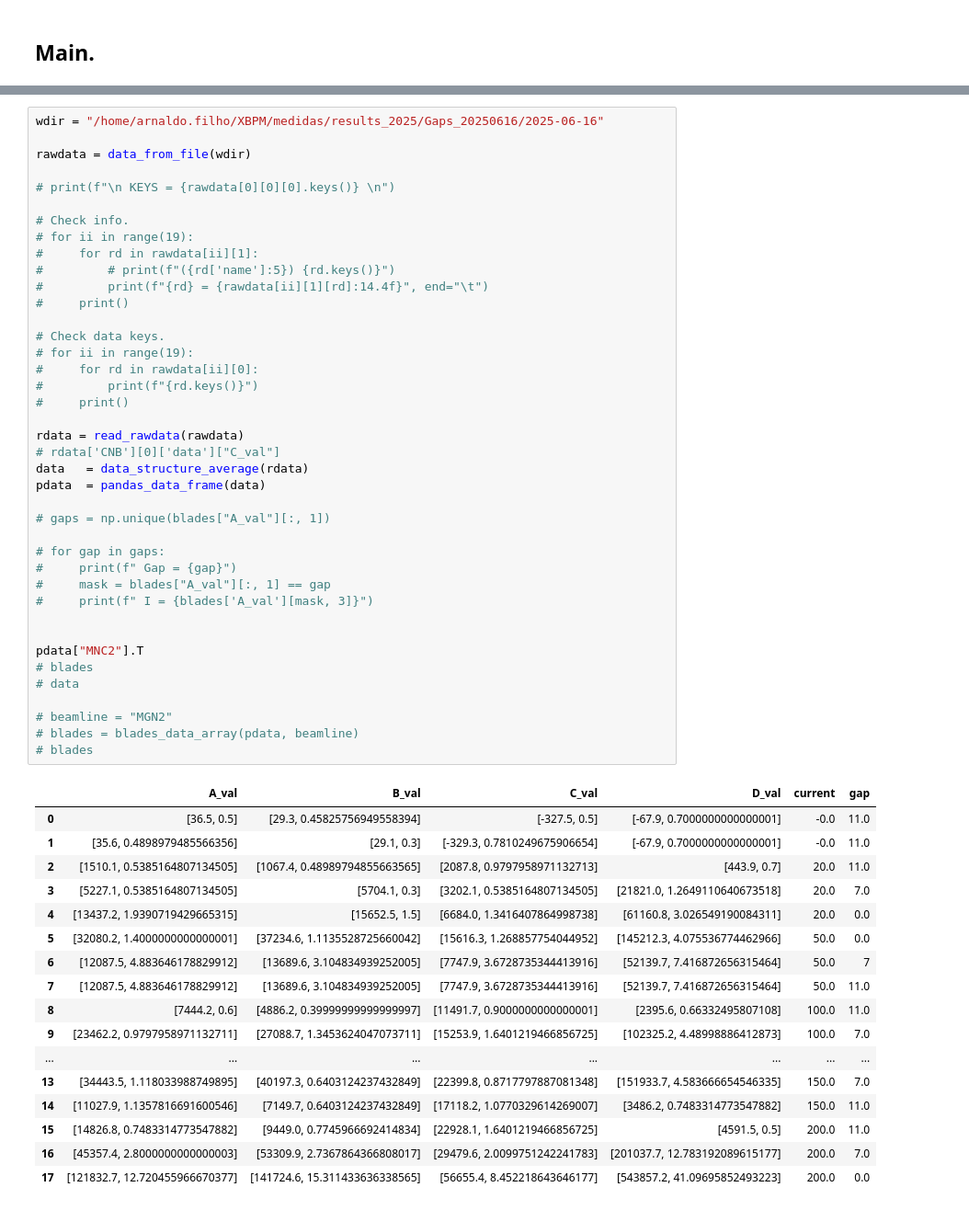
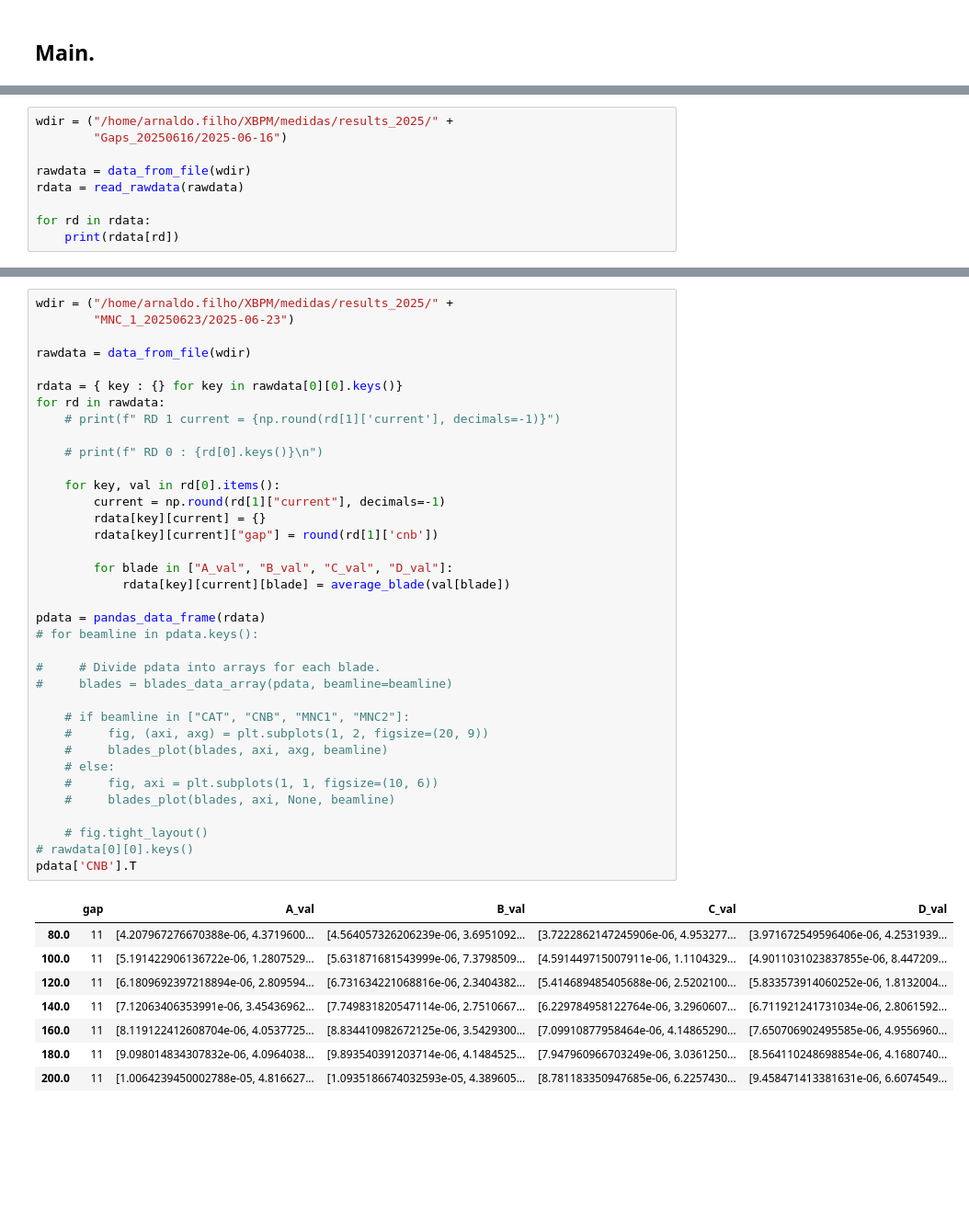
Before and after one commit to lnls-ids/xbpm_gap_current, a Jupyter notebook: xbpm_plot_igap.ipynb, the cells around one changed output, grey strips where cells are left out. Shown at 92% size. Saved outputs shown, nothing was run; the diff lists cells and outputs as text; blank space fills up the shorter version.

Commit message:
xbpm_plot_igap.ipynb: started inclusion of cells to process other data structures.

```diff
--- a/xbpm_plot_igap.ipynb
+++ b/xbpm_plot_igap.ipynb
@@ -279,0 +288,9 @@ if __name__ == "__main__":
+# %%
+wdir = ("/home/arnaldo.filho/XBPM/medidas/results_2025/" +
+        "Gaps_20250616/2025-06-16")
+
+rawdata = data_from_file(wdir)
+rdata = read_rawdata(rawdata)
+
+for rd in rdata:
+    print(rdata[rd])
@@ -280,58 +304,45 @@ if __name__ == "__main__":
 # %%
-wdir = "/home/arnaldo.filho/XBPM/medidas/results_2025/Gaps_20250616/2025-06-16"
+wdir = ("/home/arnaldo.filho/XBPM/medidas/results_2025/" +
+        "MNC_1_20250623/2025-06-23")
 
 rawdata = data_from_file(wdir)
 
-# print(f"\n KEYS = {rawdata[0][0][0].keys()} \n")
+rdata = { key : {} for key in rawdata[0][0].keys()}
+for rd in rawdata:
+    # print(f" RD 1 current = {np.round(rd[1]['current'], decimals=-1)}")
 
-# Check info.
-# for ii in range(19):
-#     for rd in rawdata[ii][1]:
-#         # print(f"({rd['name']:5}) {rd.keys()}")
-#         print(f"{rd} = {rawdata[ii][1][rd]:14.4f}", end="\t")
-#     print()
+    # print(f" RD 0 : {rd[0].keys()}\n")
 
-# Check data keys.
-# for ii in range(19):
-#     for rd in rawdata[ii][0]:
-#         print(f"{rd.keys()}")
-#     print()
+    for key, val in rd[0].items():
+        current = np.round(rd[1]["current"], decimals=-1)
+        rdata[key][current] = {}
+        rdata[key][current]["gap"] = round(rd[1]['cnb'])
 
-rdata = read_rawdata(rawdata)
-# rdata['CNB'][0]['data']["C_val"]
-data   = data_structure_average(rdata)
-pdata  = pandas_data_frame(data)
+        for blade in ["A_val", "B_val", "C_val", "D_val"]:
+            rdata[key][current][blade] = average_blade(val[blade])
 
-# gaps = np.unique(blades["A_val"][:, 1])
+pdata = pandas_data_frame(rdata)
+# for beamline in pdata.keys():
 
-# for gap in gaps:
-#     print(f" Gap = {gap}")
-#     mask = blades["A_val"][:, 1] == gap
-#     print(f" I = {blades['A_val'][mask, 3]}")
+#     # Divide pdata into arrays for each blade.
+#     blades = blades_data_array(pdata, beamline=beamline)
 
+    # if beamline in ["CAT", "CNB", "MNC1", "MNC2"]:
+    #     fig, (axi, axg) = plt.subplots(1, 2, figsize=(20, 9))
+    #     blades_plot(blades, axi, axg, beamline)
+    # else:
+    #     fig, axi = plt.subplots(1, 1, figsize=(10, 6))
+    #     blades_plot(blades, axi, None, beamline)
 
-pdata["MNC2"].T
-# blades
-# data
-
-# beamline = "MGN2"
-# blades = blades_data_array(pdata, beamline)
-# blades
+    # fig.tight_layout()
+# rawdata[0][0].keys()
+pdata['CNB'].T
 # %% [output]
-|  | A_val | B_val | C_val | D_val | current | gap |
-| 0 | [36.5, 0.5] | [29.3, 0.45825756949558394] | [-327.5, 0.5] | [-67.9, 0.7000000000000001] | -0.0 | 11.0 |
-| 1 | [35.6, 0.4898979485566356] | [29.1, 0.3] | [-329.3, 0.7810249675906654] | [-67.9, 0.7000000000000001] | -0.0 | 11.0 |
-| 2 | [1510.1, 0.5385164807134505] | [1067.4, 0.48989794855663565] | [2087.8, 0.9797958971132713] | [443.9, 0.7] | 20.0 | 11.0 |
-| 3 | [5227.1, 0.5385164807134505] | [5704.1, 0.3] | [3202.1, 0.5385164807134505] | [21821.0, 1.2649110640673518] | 20.0 | 7.0 |
-| 4 | [13437.2, 1.9390719429665315] | [15652.5, 1.5] | [6684.0, 1.3416407864998738] | [61160.8, 3.026549190084311] | 20.0 | 0.0 |
-| 5 | [32080.2, 1.4000000000000001] | [37234.6, 1.1135528725660042] | [15616.3, 1.268857754044952] | [145212.3, 4.075536774462966] | 50.0 | 0.0 |
-| 6 | [12087.5, 4.883646178829912] | [13689.6, 3.104834939252005] | [7747.9, 3.6728735344413916] | [52139.7, 7.416872656315464] | 50.0 | 7 |
-| 7 | [12087.5, 4.883646178829912] | [13689.6, 3.104834939252005] | [7747.9, 3.6728735344413916] | [52139.7, 7.416872656315464] | 50.0 | 11.0 |
-| 8 | [7444.2, 0.6] | [4886.2, 0.39999999999999997] | [11491.7, 0.9000000000000001] | [2395.6, 0.66332495807108] | 100.0 | 11.0 |
-| 9 | [23462.2, 0.9797958971132711] | [27088.7, 1.3453624047073711] | [15253.9, 1.6401219466856725] | [102325.2, 4.48998886412873] | 100.0 | 7.0 |
-| ... | ... | ... | ... | ... | ... | ... |
-| 13 | [34443.5, 1.118033988749895] | [40197.3, 0.6403124237432849] | [22399.8, 0.8717797887081348] | [151933.7, 4.583666654546335] | 150.0 | 7.0 |
-| 14 | [11027.9, 1.1357816691600546] | [7149.7, 0.6403124237432849] | [17118.2, 1.0770329614269007] | [3486.2, 0.7483314773547882] | 150.0 | 11.0 |
-| 15 | [14826.8, 0.7483314773547882] | [9449.0, 0.7745966692414834] | [22928.1, 1.6401219466856725] | [4591.5, 0.5] | 200.0 | 11.0 |
-| 16 | [45357.4, 2.8000000000000003] | [53309.9, 2.7367864366808017] | [29479.6, 2.0099751242241783] | [201037.7, 12.783192089615177] | 200.0 | 7.0 |
-| 17 | [121832.7, 12.720455966670377] | [141724.6, 15.311433636338565] | [56655.4, 8.452218643646177] | [543857.2, 41.09695852493223] | 200.0 | 0.0 |
+|  | gap | A_val | B_val | C_val | D_val |
+| 80.0 | 11 | [4.207967276670388e-06, 4.3719600... | [4.564057326206239e-06, 3.6951092... | [3.7222862147245906e-06, 4.953277... | [3.971672549596406e-06, 4.2531939... |
+| 100.0 | 11 | [5.191422906136722e-06, 1.2807529... | [5.631871681543999e-06, 7.3798509... | [4.591449715007911e-06, 1.1104329... | [4.9011031023837855e-06, 8.447209... |
+| 120.0 | 11 | [6.1809692397218894e-06, 2.809594... | [6.731634221068816e-06, 2.3404382... | [5.414689485405688e-06, 2.5202100... | [5.833573914060252e-06, 1.8132004... |
+| 140.0 | 11 | [7.12063406353991e-06, 3.45436962... | [7.749831820547114e-06, 2.7510667... | [6.229784958122764e-06, 3.2960607... | [6.711921241731034e-06, 2.8061592... |
+| 160.0 | 11 | [8.119122412608704e-06, 4.0537725... | [8.834410982672125e-06, 3.5429300... | [7.09910877958464e-06, 4.14865290... | [7.650706902495585e-06, 4.9556960... |
+| 180.0 | 11 | [9.098014834307832e-06, 4.0964038... | [9.893540391203714e-06, 4.1484525... | [7.947960966703249e-06, 3.0361250... | [8.564110248698854e-06, 4.1680740... |
+| 200.0 | 11 | [1.0064239450002788e-05, 4.816627... | [1.0935186674032593e-05, 4.389605... | [8.781183350947685e-06, 6.2257430... | [9.458471413381631e-06, 6.6074549... |
```
Also changed, not shown: parts of 2 cells of this notebook.
